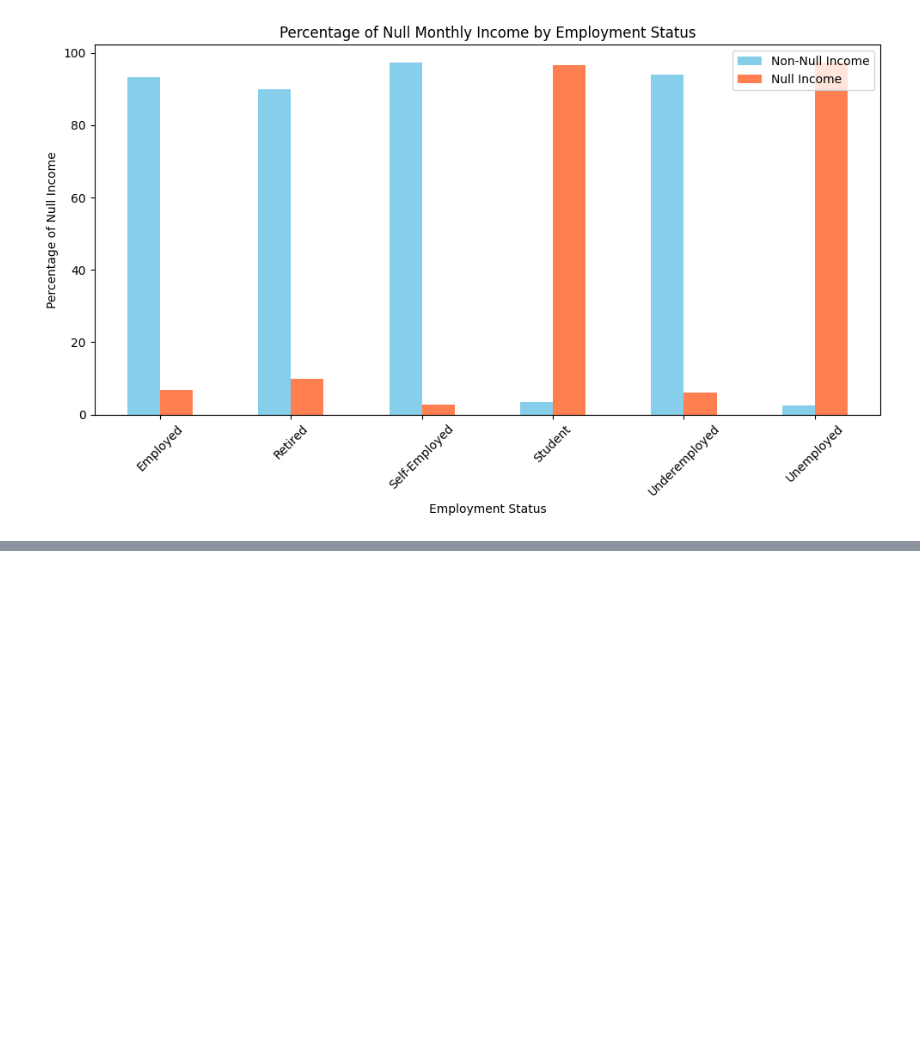
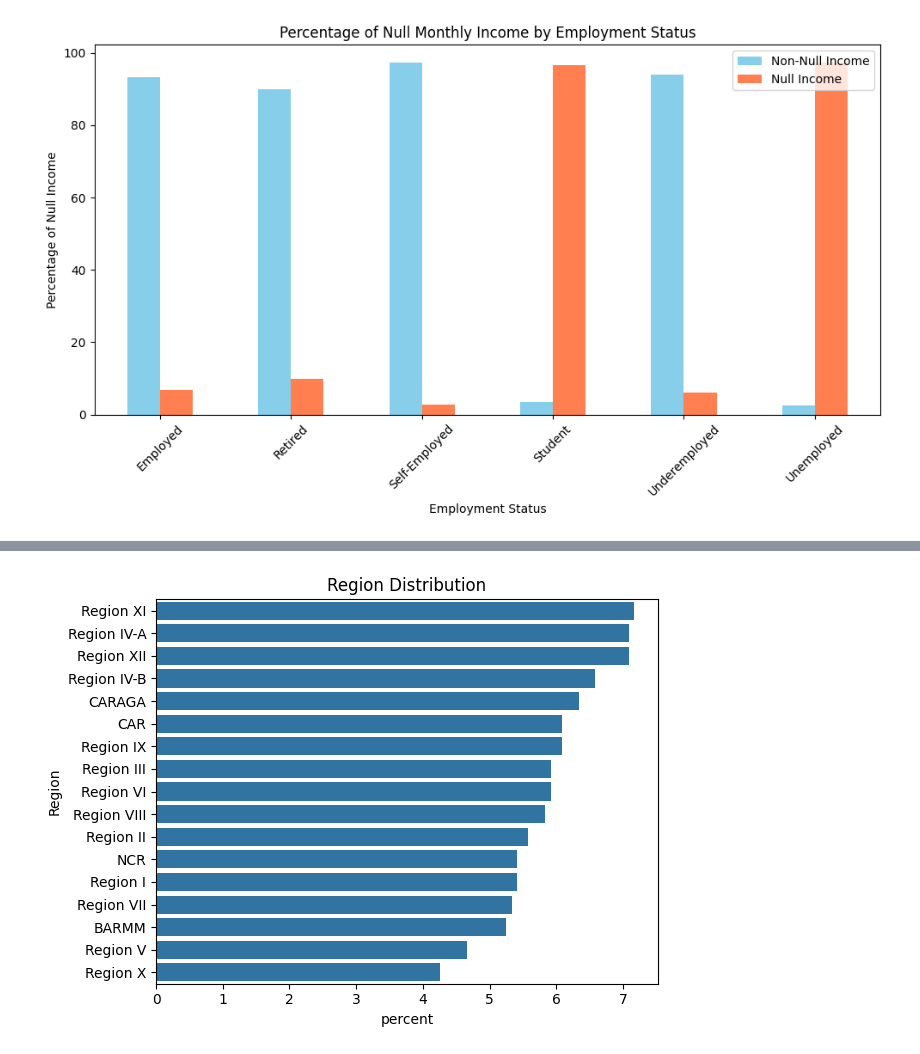
Before and after one commit to Wewds1/EDA, a Jupyter notebook: Ph_survey/notebooks/main.ipynb, the cells around one changed output, grey strips where cells are left out. Drawn from its saved outputs; the diff is of its cells as text; code cells hidden in the pictures; blank space fills up the shorter version.

```diff
--- a/Ph_survey/notebooks/main.ipynb
+++ b/Ph_survey/notebooks/main.ipynb
@@ -175,0 +233,11 @@ Name: count, dtype: int64
+# %%
+# df_copy['region'].value_counts(dropna=False)
+
+sns.countplot(y='region', data=df_copy, order=df_copy['region'].value_counts().index, stat='percent')
+plt.ylabel('Region')
+plt.title('Region Distribution')
+plt.tight_layout()
+plt.savefig('../output/q7.png', dpi=150)
+plt.show()
+# %% [output]
+[figure, added]
```
Also changed, not shown: parts of 9 cells of this notebook, 5 other files.
